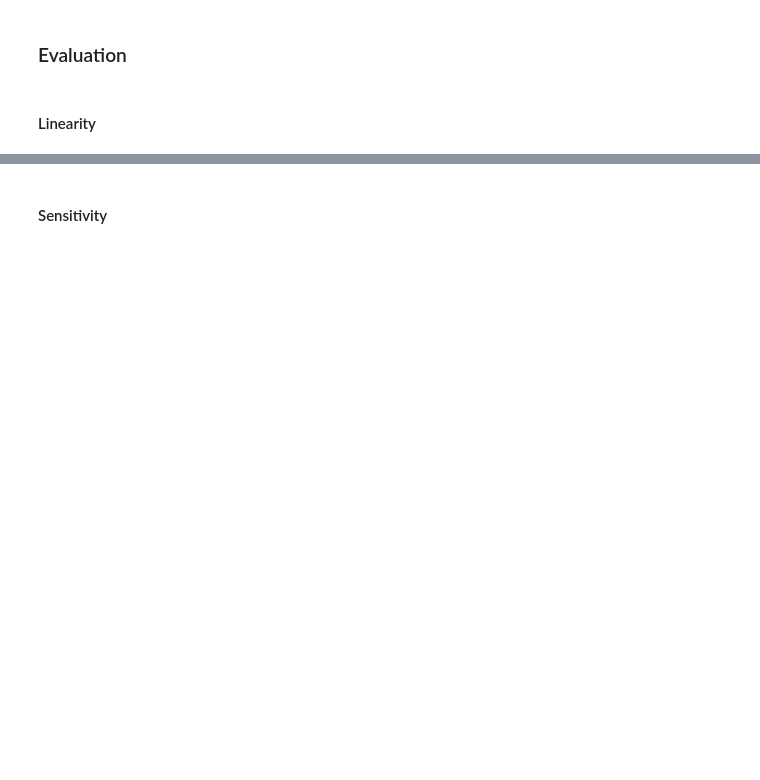
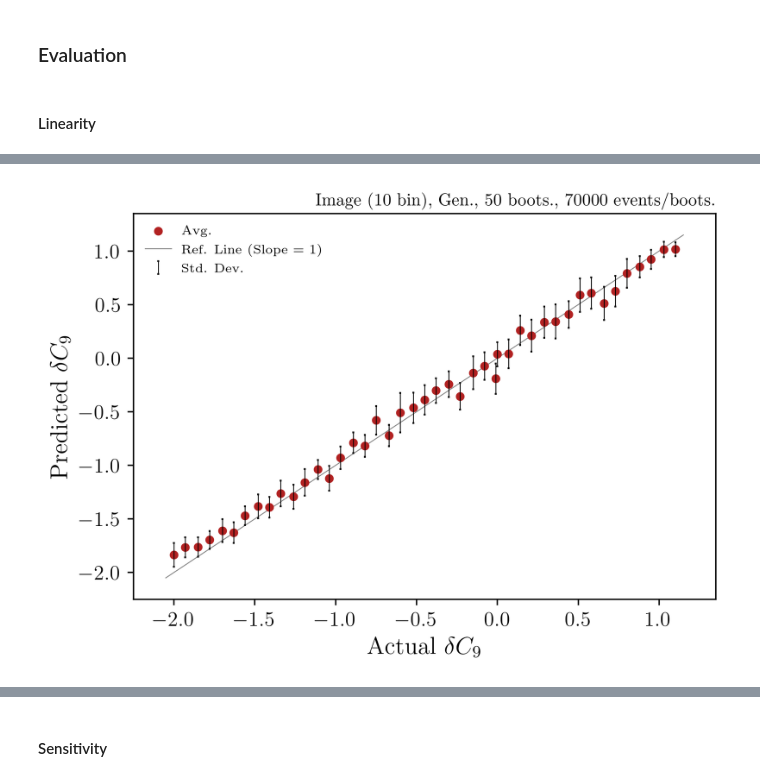
Before and after one commit to ethanlee20/btokstll, a Jupyter notebook: logic/scripts/full.ipynb, the cells around one changed output, grey strips where cells are left out. Cells and saved outputs as stored; diff of their text form; code cells hidden in the pictures; blank space fills up the shorter version.

```diff
--- a/logic/scripts/full.ipynb
+++ b/logic/scripts/full.ipynb
@@ -381,53 +250,75 @@ else:
 # %% [markdown]
 #### Linearity
 # %%
-model = CNN_Res(nickname, "../../state/new_physics/models")
+setup_high_quality_mpl_params()
 
-print("final:")
+num_sets_per_label = 50
 
-model.load_final()
-model.to(device)
+for num_events_per_set in [70_000, 24_000, 6_000]:
 
-model.eval()
-with torch.no_grad():
+    nickname = f"cnn_res_v2_{num_events_per_set}"
+    model = CNN_Res(nickname, "../../state/new_physics/models")
+    model.load_final()
+    model.to(device)
+    model.eval()
 
-    yhat = model(datasets["eval"].features)
-    avgs = yhat.reshape(-1, common_generate_kwargs["num_sets_per_label"]).mean(1).detach().cpu().numpy()
-    stds = yhat.reshape(-1, common_generate_kwargs["num_sets_per_label"]).std(1).detach().cpu().numpy()
+    eval_dataset = Signal_Images_Dataset(
+        name=f"signal_images_{num_events_per_set}",
+        level="gen", split="eval",
+        save_dir="../../state/new_physics/data/processed"
+    )
+    eval_dataset.load()
+    eval_dataset.to(device)
 
-    y = datasets["eval"].labels
-    unique_y = y.reshape(-1, common_generate_kwargs["num_sets_per_label"]).mean(1).detach().cpu().numpy()
-    unique_y
+    with torch.no_grad():
 
-    def calc_mse():
-        dif = yhat.detach().cpu().numpy() - y.detach().cpu().numpy()
-        dif_sq = dif**2
-        out = dif_sq.mean()
-        return out
+        yhat = model(eval_dataset.features)
+        avgs = yhat.reshape(-1, num_sets_per_label).mean(1).detach().cpu().numpy()
+        stds = yhat.reshape(-1, num_sets_per_label).std(1).detach().cpu().numpy()
 
-    def calc_mae():
-        dif = yhat.detach().cpu().numpy() - y.detach().cpu().numpy()
-        abs_dif = np.abs(dif)
-        out = abs_dif.mean()
-        return out
+        y = eval_dataset.labels
+        unique_y = y.reshape(-1, num_sets_per_label).mean(1).detach().cpu().numpy()
 
-    print("mse:", calc_mse())
-    print("mae:", calc_mae())
+        def calc_mse():
+            dif = yhat.detach().cpu().numpy() - y.detach().cpu().numpy()
+            dif_sq = dif**2
+            out = dif_sq.mean()
+            return out
+        mse = calc_mse()
+
+        def calc_mae():
+            dif = yhat.detach().cpu().numpy() - y.detach().cpu().numpy()
+            abs_dif = np.abs(dif)
+            out = abs_dif.mean()
+            return out
+        mae = calc_mae()
+
+    print("mse:", mse)
+    print("mae:", mae)
 
     fig, ax = plt.subplots()
 
-plot_prediction_linearity(
-    ax,
-    unique_y,
-    avgs,
-    stds,
-    ref_line_buffer=0.05,
-    xlim=(-2.25, 1.35),
-    ylim=(-2.25, 1.35),
-    xlabel=r"Actual $\delta C_9$",
-    ylabel=r"Predicted $\delta C_9$"
-)
-make_plot_note(ax, f"Image (10 bin), Gen., {common_generate_kwargs["num_sets_per_label"]} boots., {common_generate_kwargs["num_events_per_set"]} events/boots.", fontsize="medium")
+    plot_prediction_linearity(
+        ax,
+        unique_y,
+        avgs,
+        stds,
+        ref_line_buffer=0.05,
+        xlim=(-2.25, 1.35),
+        ylim=(-2.25, 1.35),
+        xlabel=r"Actual $\delta C_9$",
+        ylabel=r"Predicted $\delta C_9$"
+    )
+    make_plot_note(
+        ax,
+        (
+            "Image (10 bin), Gen., "
+            + f"{num_sets_per_label} boots., "
+            + f"{num_events_per_set} events/boots."
+        ),
+        fontsize="medium"
+    )
 
-plt.show()
-plt.close()
+    plt.show()
+    plt.close()
+# %% [output]
@@ -433,0 +330 @@ plt.close()
+[figure, added]
```
Also changed, not shown: parts of 24 cells of this notebook, 4 other files.
